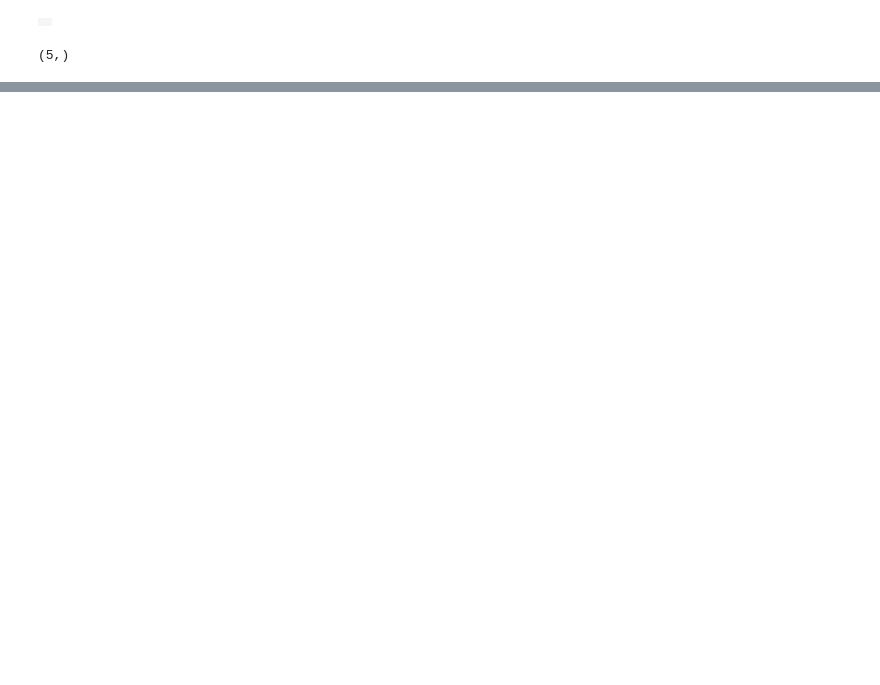
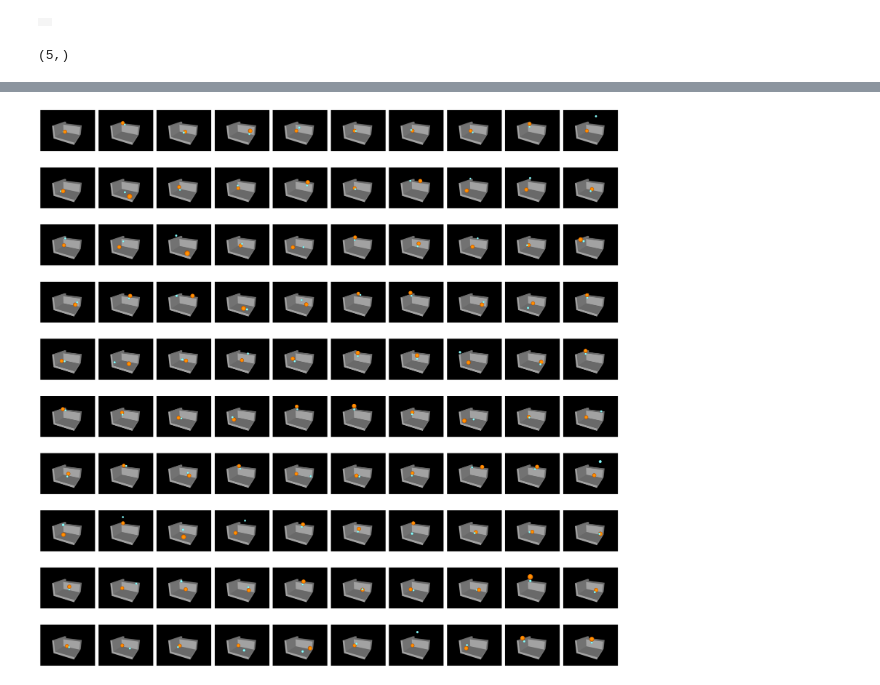
Before and after one commit to LIS-TU-Berlin/sim-wrappers, a Jupyter notebook: scratch/test_env.ipynb, the cells around one changed output, grey strips where cells are left out. Saved outputs shown, nothing was run; the diff lists cells and outputs as text; code cells hidden in the pictures; blank space fills up the shorter version.

```diff
--- a/scratch/test_env.ipynb
+++ b/scratch/test_env.ipynb
@@ -103,0 +105,14 @@ total (non-discounted) return: 41.0
+# %%
+# Checking initial configs
+
+fig, axes = plt.subplots(nrows=10, ncols=10, figsize=(25, 25))  # adjust size for visibility
+env.verbose = 0
+for i in range(10):
+    for j in range(10):
+        _ = env.reset()
+        frame = env.render()
+        axes[i, j].imshow(frame)
+        axes[i, j].axis('off')  # hide axes
+plt.tight_layout()
+# %% [output]
+[figure, added]
```
Also changed, not shown: parts of 7 cells of this notebook, 2 other files.
